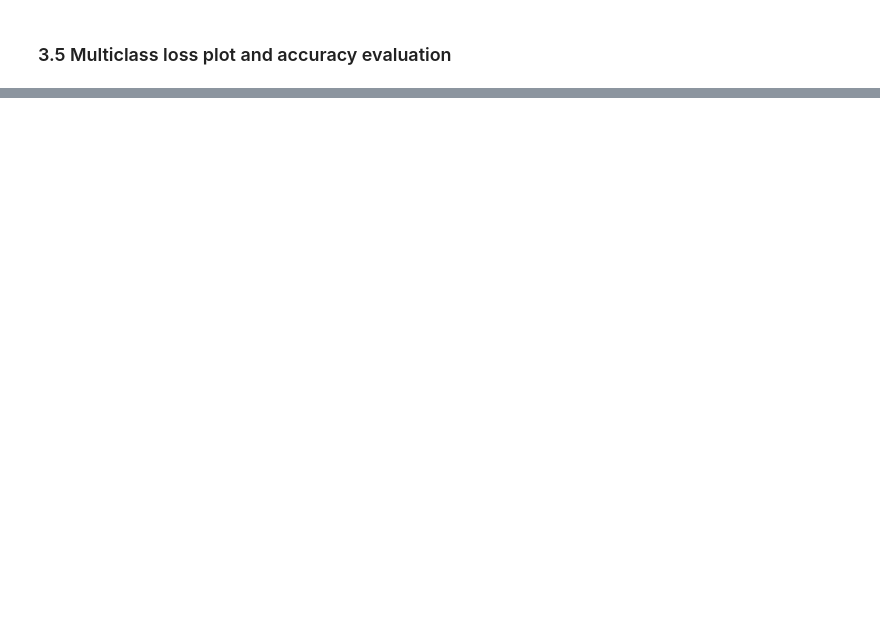
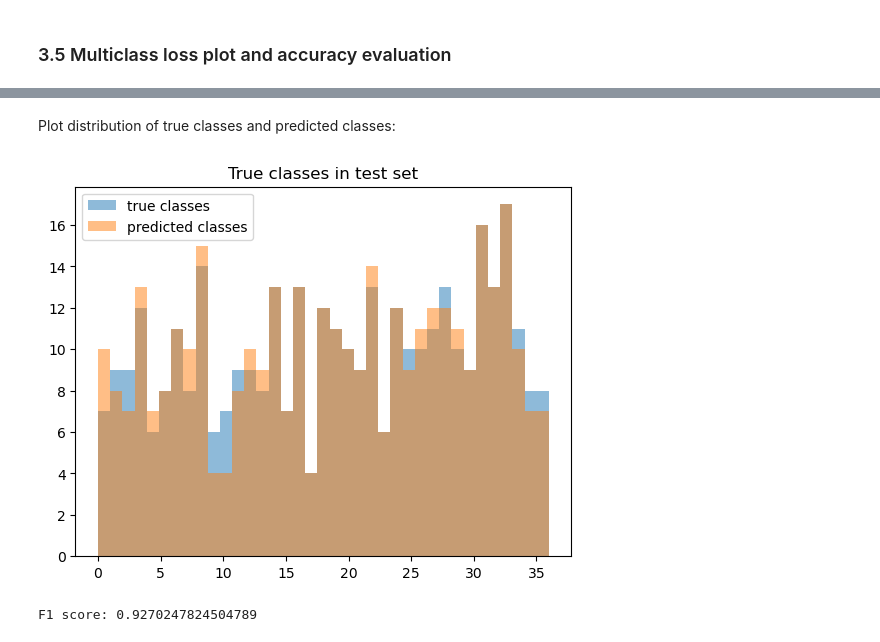
Before and after one commit to deblargue/deep25-project, a Jupyter notebook: deep_project2.ipynb, the cells around one changed output, grey strips where cells are left out. Drawn from its saved outputs; the diff is of its cells as text; code cells hidden in the pictures; blank space fills up the shorter version.

```diff
--- a/deep_project2.ipynb
+++ b/deep_project2.ipynb
@@ -475,6 +491,9 @@ def compute_accuracy_multi(model, dataloader_test):
     total = 0
     correct = 0
     model = model.to(device)
+
+    predictions = np.zeros((len(dataloader_test.dataset)))
+
 
     # no grad so it's faster (--> Julia edit: I think 'no_grad()' ensures that we can calculate with tensors without affecting its gradients in backprop)
     with torch.no_grad():
@@ -486,12 +505,15 @@ def compute_accuracy_multi(model, dataloader_test):
             output = model(img)  # torch.Size([32, 37])
             # from output choose class/index with the highest value (probability?)
             prediction = torch.argmax(output, axis=1)   # torch.Size([32])
+            predictions[i*32:(i+1)*32] = prediction.cpu().numpy()
 
             total += category.size(0)
             correct += (prediction == category).sum().item()
             print(f'\r({i+1}/{len(dataloader_test)}) accuracy: {round(100 * correct / total, 5)} %', end="")
 
         print(f'\nTest accuracy: {100 * correct / total} %')
+
+    return predictions
 # %%
 plot_losses(losses)
 # %% [output]
@@ -503,0 +536,41 @@ Test accuracy: 89.65986394557824 %
+# %% [markdown]
+Plot distribution of true classes and predicted classes:
+# %%
+# plot distribution of true classes in test set
+y_test = np.zeros((len(dataloader_test.dataset)))
+for i, (img, category) in enumerate(dataloader_test):
+    y_test[i*32:(i+1)*32] = torch.argmax(category, axis=1).cpu().numpy()
+plt.hist(y_test, bins=37, alpha=0.5, label="true classes")
+plt.hist(preds, bins=37, alpha=0.5, label="predicted classes")
+plt.title("True classes in test set")
+plt.legend()
+plt.show()
+# %% [output]
+[figure, added]
+# %%
+TP = np.zeros((37))
+FP = np.zeros((37))
+TN = np.zeros((37))
+FN = np.zeros((37))
+def compute_confusion_matrix(preds, y_test):
+    for i in range(len(preds)):
+        if preds[i] == y_test[i]:
+            TP[int(preds[i])] += 1
+        else:
+            FP[int(preds[i])] += 1
+            FN[int(y_test[i])] += 1
+            TN[int(y_test[i])] += 1
+
+    return TP, FP, TN, FN
+TP, FP, TN, FN = compute_confusion_matrix(preds, y_test)
+
+# find f1 score for each class
+def f1_score(TP, FP, TN, FN):
+    precision = TP / (TP + FP)
+    recall = TP / (TP + FN)
+    f1 = 2 * (precision * recall) / (precision + recall)
+    return f1
+f1 = f1_score(TP, FP, TN, FN)
+print(f"F1 score: {f1.mean()}")
+# %% [output]
+F1 score: 0.9270247824504789
```
Also changed, not shown: parts of 12 cells of this notebook, 1 other file.
